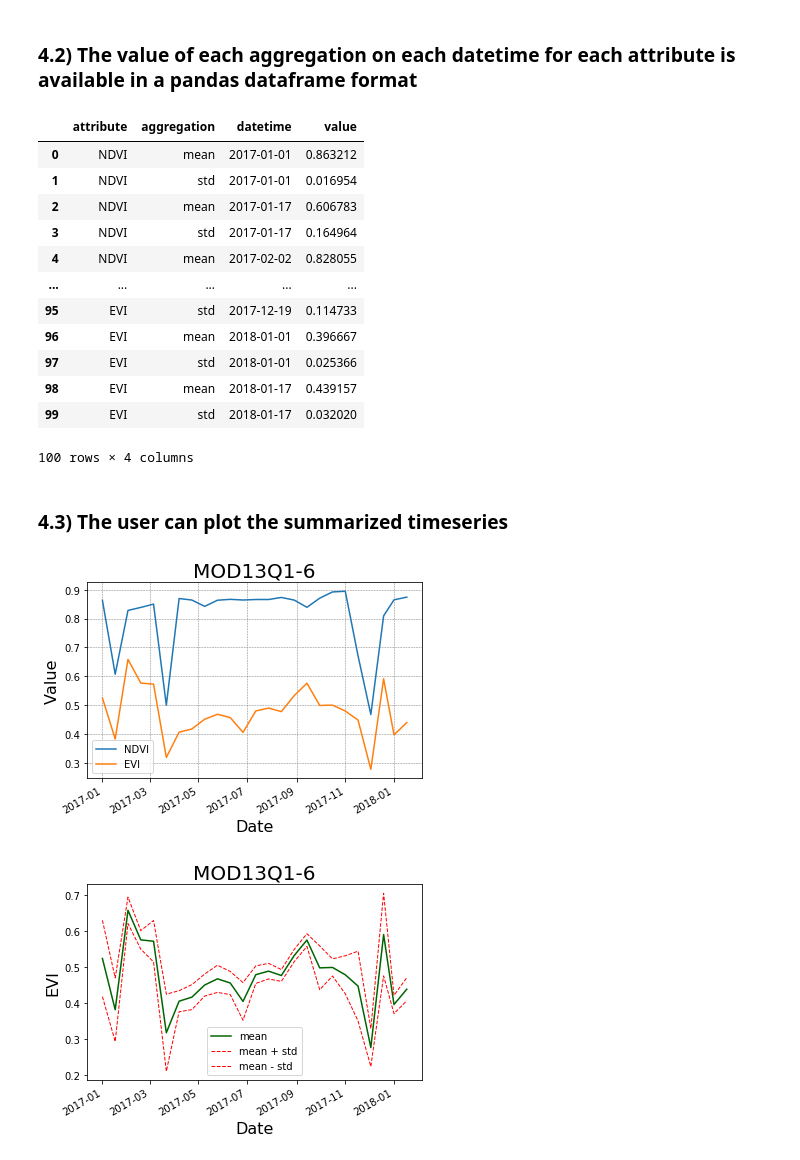
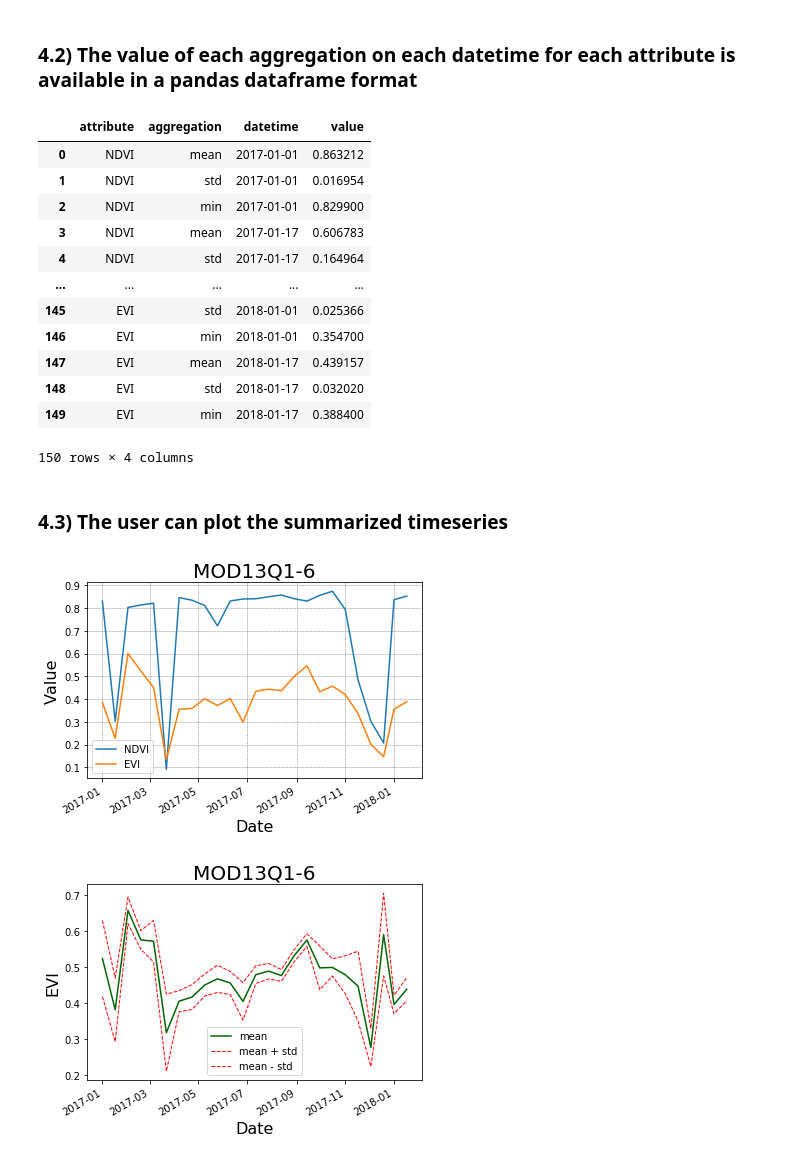
Before and after one commit to brazil-data-cube/wtss.py, a Jupyter notebook: examples/WTSS_jupyter_notebook.ipynb, the cells around one changed output. Cells and saved outputs as stored; diff of their text form; code cells hidden in the pictures.

```diff
--- a/examples/WTSS_jupyter_notebook.ipynb
+++ b/examples/WTSS_jupyter_notebook.ipynb
@@ -11,9 +11,28 @@
 # under the terms of the MIT License; see LICENSE file for more details.
 #
 
+##TOKEN
+##TOKEN
+##TOKEN
+##TOKEN
+##TOKEN
+##TOKEN
+##TOKEN
+##TOKEN
+
 from wtss import *
 
 SERVER_URL = 'http://127.0.0.1:6000/'
-BDC_AUTH_TOKEN = 'change-me'
+BDC_AUTH_TOKEN = 'gqsMERmOZYQS0opW4TSjsmDadeeuYvJRKAA34um1LU'
 
 service = WTSS(url=SERVER_URL, access_token=BDC_AUTH_TOKEN)
+
+##TOKEN
+##TOKEN
+##TOKEN
+##TOKEN
+service
+##TOKEN
+##TOKEN
+##TOKEN
+##TOKEN
@@ -132,7 +178,7 @@ attributes = ['NDVI','EVI']
 geometry = {"type":"Polygon","coordinates":[[[-54,-12],[-53.99,-12],[-53.99,-11.99],[-54,-11.99],[-54,-12]]]}
 start_datetime = '2017-01-01'
 end_datetime = '2018-01-31'
-aggregations = ['mean', 'std']
+aggregations = ['mean', 'std','min']
 
 # Retrieve data
 summarize = coverage.summarize(
@@ -208,26 +236,26 @@ aggregation_df
 |  | attribute | aggregation | datetime | value |
 | 0 | NDVI | mean | 2017-01-01 | 0.863212 |
 | 1 | NDVI | std | 2017-01-01 | 0.016954 |
-| 2 | NDVI | mean | 2017-01-17 | 0.606783 |
-| 3 | NDVI | std | 2017-01-17 | 0.164964 |
-| 4 | NDVI | mean | 2017-02-02 | 0.828055 |
+| 2 | NDVI | min | 2017-01-01 | 0.829900 |
+| 3 | NDVI | mean | 2017-01-17 | 0.606783 |
+| 4 | NDVI | std | 2017-01-17 | 0.164964 |
 | ... | ... | ... | ... | ... |
-| 95 | EVI | std | 2017-12-19 | 0.114733 |
-| 96 | EVI | mean | 2018-01-01 | 0.396667 |
-| 97 | EVI | std | 2018-01-01 | 0.025366 |
-| 98 | EVI | mean | 2018-01-17 | 0.439157 |
-| 99 | EVI | std | 2018-01-17 | 0.032020 |
+| 145 | EVI | std | 2018-01-01 | 0.025366 |
+| 146 | EVI | min | 2018-01-01 | 0.354700 |
+| 147 | EVI | mean | 2018-01-17 | 0.439157 |
+| 148 | EVI | std | 2018-01-17 | 0.032020 |
+| 149 | EVI | min | 2018-01-17 | 0.388400 |
-100 rows × 4 columns
+150 rows × 4 columns
 # %% [markdown]
 ### 4.3) The user can plot the summarized timeseries
 # %%
 # Plot the selected aggregation chart for the selected attribute(s)
 summarize.plot(
     attributes = ['NDVI','EVI'],
-    aggregation = 'mean'
+    aggregation = 'min'
 )
 # %% [output]
-[figure, old version]
+[figure, new version]
 # %%
 # Plot the mean+std/mean-std chart for the selected attribute
 summarize.plot_mean_std(
```
Also changed, not shown: parts of 5 cells of this notebook, 7 other files.
